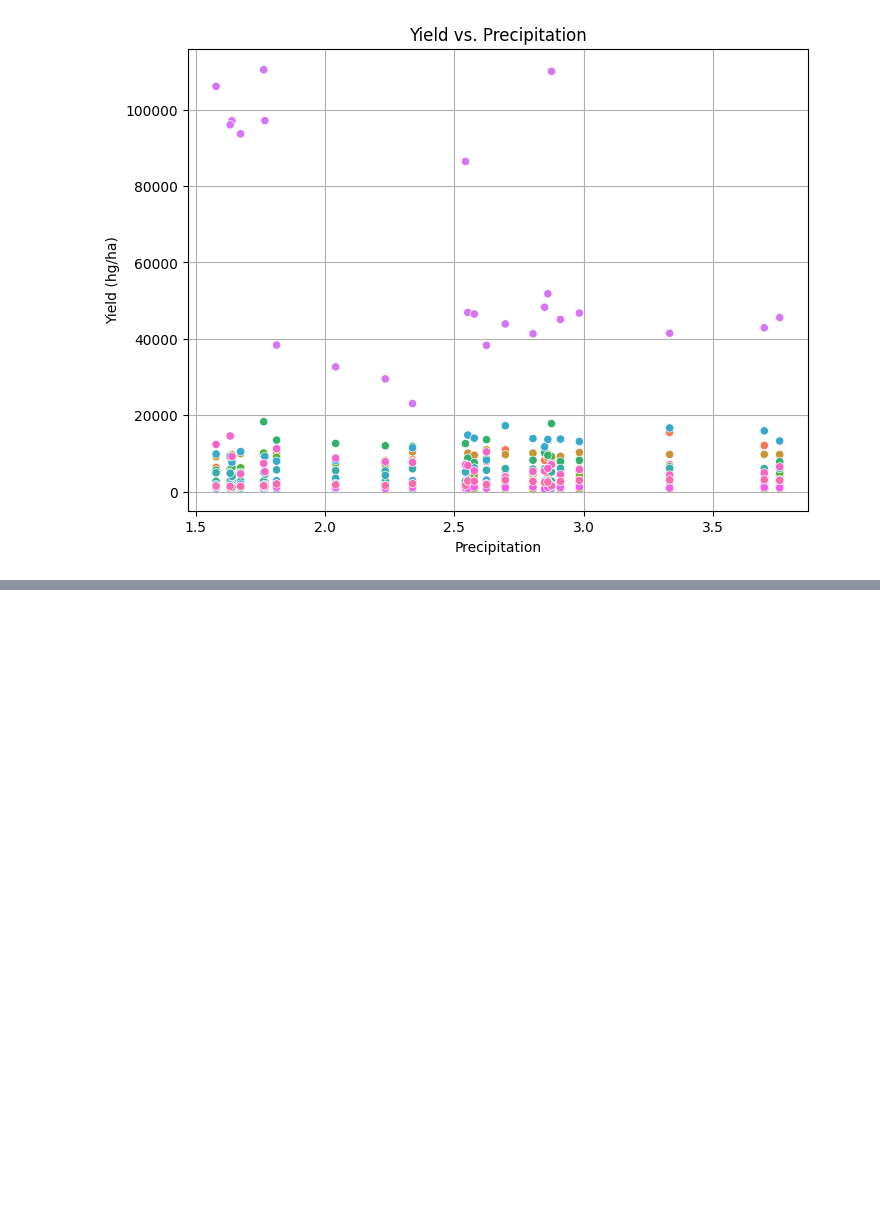
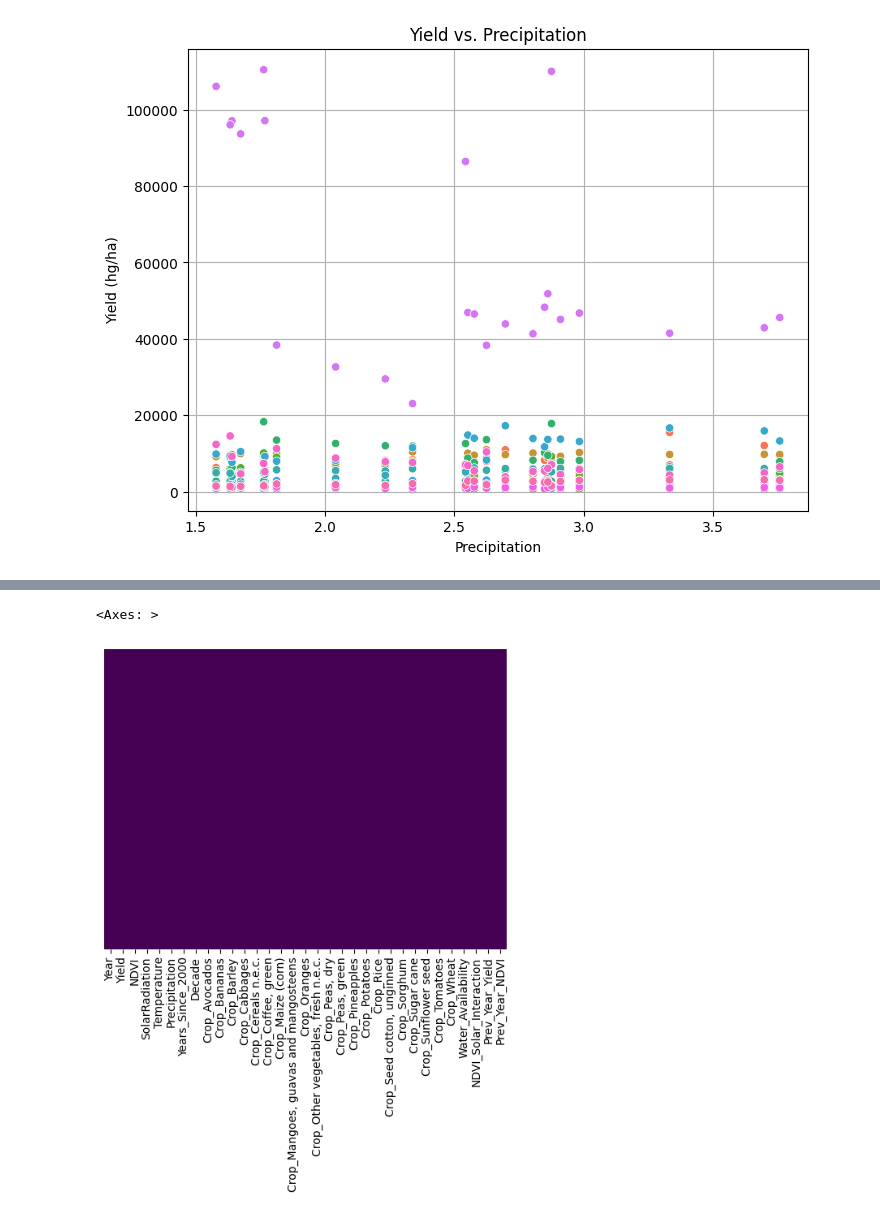
Before and after one commit to natanamanuelmamo/ML_crop_yield_prediction, a Jupyter notebook: crop_yield_prediction.ipynb, the cells around one changed output, grey strips where cells are left out. Saved outputs shown, nothing was run; the diff lists cells and outputs as text; code cells hidden in the pictures; blank space fills up the shorter version.

```diff
--- a/crop_yield_prediction.ipynb
+++ b/crop_yield_prediction.ipynb
@@ -769,0 +784,39 @@ for col in ['NDVI', 'SolarRadiation', 'Temperature', 'Precipitation']:
+# %%
+# 2. Categorical Encoding for Crop
+# One-hot encode the Crop column
+df = pd.get_dummies(df, columns=['Crop'], prefix='Crop')
+# %%
+# 3. Environmental Interactions
+# Water Availability Index: Precipitation / Temperature
+# Guard against division by zero
+df['Water_Availability'] = df['Precipitation'] / df['Temperature'].replace(0, 1e-10)
+
+# Vegetation-Solar Interaction: NDVI * SolarRadiation
+df['NDVI_Solar_Interaction'] = df['NDVI'] * df['SolarRadiation']
+# %%
+# 4. Lag Features
+# Sort by crop columns and year to ensure proper lagging
+crop_columns = [col for col in df.columns if col.startswith('Crop_')]
+df = df.sort_values(by=crop_columns + ['Year'])
+
+# Previous Year's Yield
+df['Prev_Year_Yield'] = df.groupby(crop_columns)['Yield'].shift(1)
+
+# Previous Year's NDVI
+df['Prev_Year_NDVI'] = df.groupby(crop_columns)['NDVI'].shift(1)
+
+# Fill NaN values for lag features with the mean of the respective crop
+df['Prev_Year_Yield'] = df.groupby(crop_columns)['Prev_Year_Yield'].fillna(df.groupby(crop_columns)['Yield'].transform('mean'))
+df['Prev_Year_NDVI'] = df.groupby(crop_columns)['Prev_Year_NDVI'].fillna(df.groupby(crop_columns)['NDVI'].transform('mean'))
+# %%
+# 5. Scaling/Normalization
+# Normalize numerical features
+scaler = MinMaxScaler()
+numerical_cols = ['NDVI', 'SolarRadiation', 'Temperature', 'Precipitation', 'Water_Availability', 'NDVI_Solar_Interaction', 'Prev_Year_Yield', 'Prev_Year_NDVI']
+df[numerical_cols] = scaler.fit_transform(df[numerical_cols])
+
+# Display the first few rows of the transformed dataset
+print(df.head())
+
+# Save the transformed dataset for the next steps
+df.to_csv('Engineered_CropYield_Environmental_yearly.csv', index=False)
@@ -769,0 +841,5 @@ for col in ['NDVI', 'SolarRadiation', 'Temperature', 'Precipitation']:
+# %%
+sns.heatmap(df.isnull(), yticklabels=False, cbar=False, cmap='viridis')
+# %% [output]
+<Axes: >
+[figure, added]
```
Also changed, not shown: parts of 5 cells of this notebook, 1 other file.
